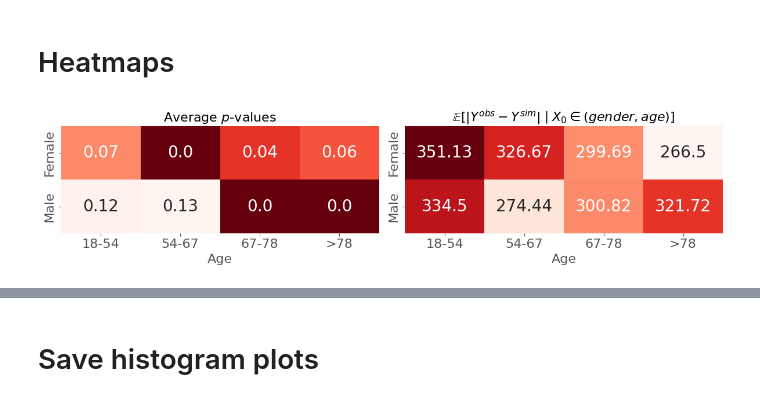
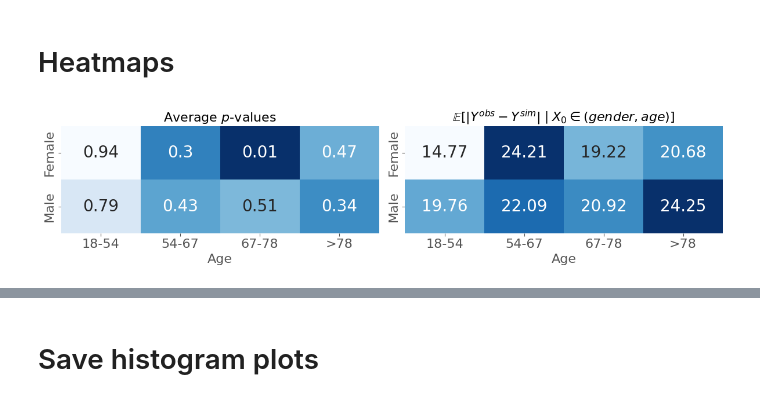
Before and after one commit to faaizT/CausalTwinAssessment, a Jupyter notebook: Hypothesis testing using Hoeffding.ipynb, the cells around one changed output, grey strips where cells are left out. Saved outputs shown, nothing was run; the diff lists cells and outputs as text; code cells hidden in the pictures.

```diff
--- a/Hypothesis testing using Hoeffding.ipynb
+++ b/Hypothesis testing using Hoeffding.ipynb
@@ -449,3 +447,33 @@ for i in range(len(outcomes)):
     plt.legend()
 # %% [output]
 [figure]
+# %%
+import seaborn as sns
+
+outcomes = combined_results['columns'].unique()
+plt.style.use('default')
+plt.style.use('ggplot')
+fig, axs = plt.subplots(1, 2, figsize=(10,6), sharey=True)
+# p_vals['col'] = p_vals['col'].apply(lambda x: column_names_dict[x])
+
+# p_vals_filtered = p_vals.loc[p_vals['col'].isin(included_outcomes)].copy()
+p_vals_filtered['Outcomes'] = p_vals_filtered['col'].apply(lambda x: column_renaming[x])
+p_vals_filtered['order'] = p_vals_filtered['col'].apply(lambda x: list(outcomes).index(x))
+p_vals_filtered['p_lb'] = p_vals_filtered['p_lb'].apply(lambda x: min(x, 1))
+p_vals_filtered['p_ub'] = p_vals_filtered['p_ub'].apply(lambda x: min(x, 1))
+p_vals_filtered.sort_values(by='order', inplace=True)
+ax = sns.boxenplot(x='p_lb', y='Outcomes', data=p_vals_filtered, ax=axs[0] )
+ax = sns.boxenplot(x='p_ub', y='Outcomes', data=p_vals_filtered, ax=axs[1] )
+
+# axs[0].set_yticks(fontsize=24)
+axs[1].tick_params(axis='x', labelsize=16)
+axs[0].set_ylabel('Outcome', fontsize=16)
+axs[1].set_ylabel('', fontsize=16)
+axs[0].set_xlabel('$p_{lo}$', fontsize=16)
+axs[1].set_xlabel('$p_{up}$', fontsize=16)
+axs[0].tick_params(axis='both', which='major', labelsize=14)
+axs[0].tick_params(axis='both', which='minor', labelsize=14)
+axs[1].tick_params(axis='both', which='major', labelsize=14)
+axs[1].tick_params(axis='both', which='minor', labelsize=14)
+
+plt.savefig("/data/localhost/not-backed-up/taufiq/HypothesisTesting/hyp_testing_new_pulse_data_1/images/p_vals.pdf", format='pdf', bbox_inches='tight')
@@ -517,10 +554,15 @@ import HypothesisTesting
 import importlib
 
 
-col="Chloride"
-hyp_test_dir = "/data/localhost/not-backed-up/taufiq/HypothesisTesting/cts_outcome_2bins_yminmax_8020quantiles_split_sim_data_run3/perc/"
-p_values = pd.read_csv(f"{hyp_test_dir}/p_values_{col}_hoeffFalse.csv",  converters={'actions': eval, 'x_t': eval, 'Y_lb_mean': eval, 'Y_ub_mean': eval, 'Sim_exp_y': eval, 'yobs_values': eval, 'ysim_values': eval})
+col="Potassium"
+hyp_test_dir = "/data/localhost/not-backed-up/taufiq/HypothesisTesting/hyp_testing_new_pulse_data_1/hoeff/"
+p_values = pd.read_csv(f"{hyp_test_dir}/p_values_{col}_hoeffTrue.csv",  converters={'actions': eval, 'x_t': eval, 'Y_lb_mean': eval, 'Y_ub_mean': eval, 'Sim_exp_y': eval, 'yobs_values': eval, 'ysim_values': eval})
 p_values['p'] = p_values[['p_lb', 'p_ub']].apply(lambda x: min(x), axis=1)
+
+hyp_test_dir = "/data/localhost/not-backed-up/taufiq/HypothesisTesting/hyp_testing_new_pulse_data_1/perc/"
+p_val_perc = pd.read_csv(f"{hyp_test_dir}/p_values_{col}_hoeffFalse.csv",  converters={'actions': eval, 'x_t': eval, 'Y_lb_mean': eval, 'Y_ub_mean': eval, 'Sim_exp_y': eval, 'yobs_values': eval, 'ysim_values': eval})
+
+p_values = p_values.merge(p_val_perc, on=['gender','age', 'actions', 'x_t'])
 
 MIMIC_data = HypothesisTesting.load_mimic_data("/data/ziz/taufiq/export-dir/", load_generated=False)
 
@@ -532,33 +574,33 @@ for i in range(1, 4):
     ages.append(f'{age_min}-{age_max}')
 ages.append(f'>{age_max}')
 p_values['age'] = p_values['age'].apply(lambda x: ages[int(x-1)])
 p_values['gender'] = p_values['gender'].apply(lambda x: genders[int(x)])
 p_values['Eyobs-Eysim'] = np.absolute(p_values['yobs_values'].apply(lambda x: np.mean(x)) - p_values['ysim_values'].apply(lambda x: np.mean(x)))
 pivot = p_values[['gender', 'age', 'p']].groupby(by=['gender', 'age']).mean().pivot_table(index="gender", columns="age", values="p", aggfunc=np.mean)
 
 fig, axs = plt.subplots(1, 2, figsize=(12,3))
 labels = np.round(pivot.values,2).astype(str)
 
-sns.heatmap(pivot, vmax=pivot.values.max(), vmin=pivot.values.min(), annot=labels, fmt='', cmap='Reds_r', ax=axs[0], annot_kws={"fontsize":20}, cbar=False)
+sns.heatmap(pivot, vmax=pivot.values.max(), vmin=pivot.values.min(), annot=labels, fmt='', cmap='Blues_r', ax=axs[0], annot_kws={"fontsize":20}, cbar=False)
 
 pivot = p_values[['gender', 'age', 'Eyobs-Eysim']].groupby(by=['gender', 'age']).mean().pivot_table(index="gender", columns="age", values="Eyobs-Eysim", aggfunc=np.mean)
 labels = np.round(pivot.values,2).astype(str)
 
-sns.heatmap(pivot, vmax=pivot.values.max(), vmin=pivot.values.min(), annot=labels, fmt='', cmap='Reds', ax=axs[1], annot_kws={"fontsize":20}, cbar=False)
+sns.heatmap(pivot, vmax=pivot.values.max(), vmin=pivot.values.min(), annot=labels, fmt='', cmap='Blues', ax=axs[1], annot_kws={"fontsize":20}, cbar=False)
 
 axs[0].tick_params(axis='both', which='major', labelsize=16)
 axs[0].tick_params(axis='both', which='minor', labelsize=16)
 axs[1].tick_params(axis='both', which='major', labelsize=16)
 axs[1].tick_params(axis='both', which='minor', labelsize=16)
 
 axs[0].set_xlabel('Age', fontsize=16)
 axs[1].set_xlabel('Age', fontsize=16)
 axs[0].set_ylabel('', fontsize=16)
 axs[1].set_ylabel('', fontsize=16)
 
 axs[0].set_title("Average $p$-values", fontsize=16)
 axs[1].set_title("$\mathbb{E}[|Y^{obs} - Y^{sim} | \mid X_0 \in (gender, age) ]$", fontsize=16)
 
 plt.tight_layout()
 # %% [output]
-[figure, old version]
+[figure, new version]
```
Also changed, not shown: parts of 17 cells of this notebook, 1 other file.
